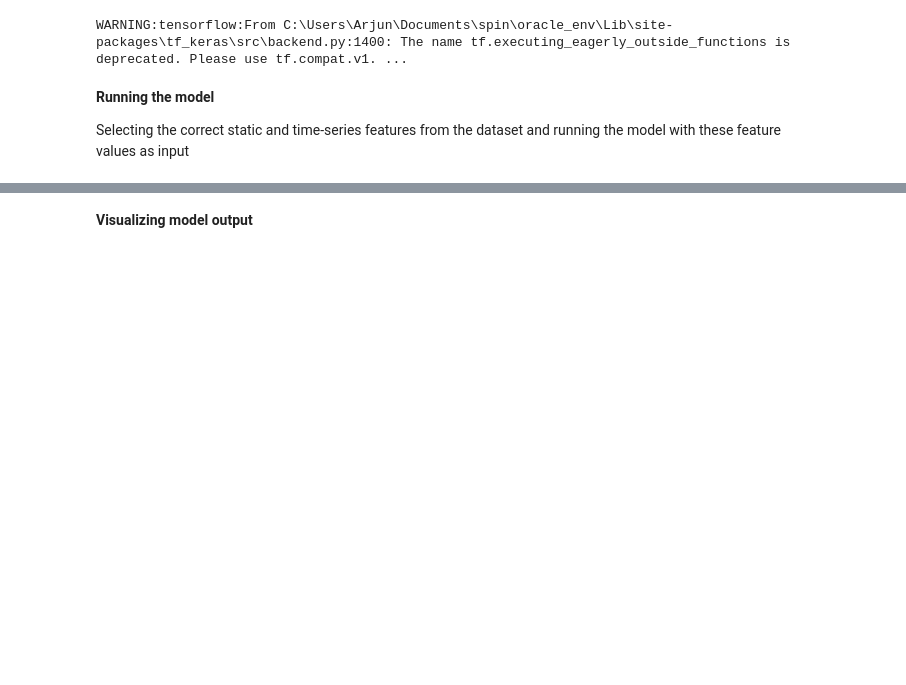
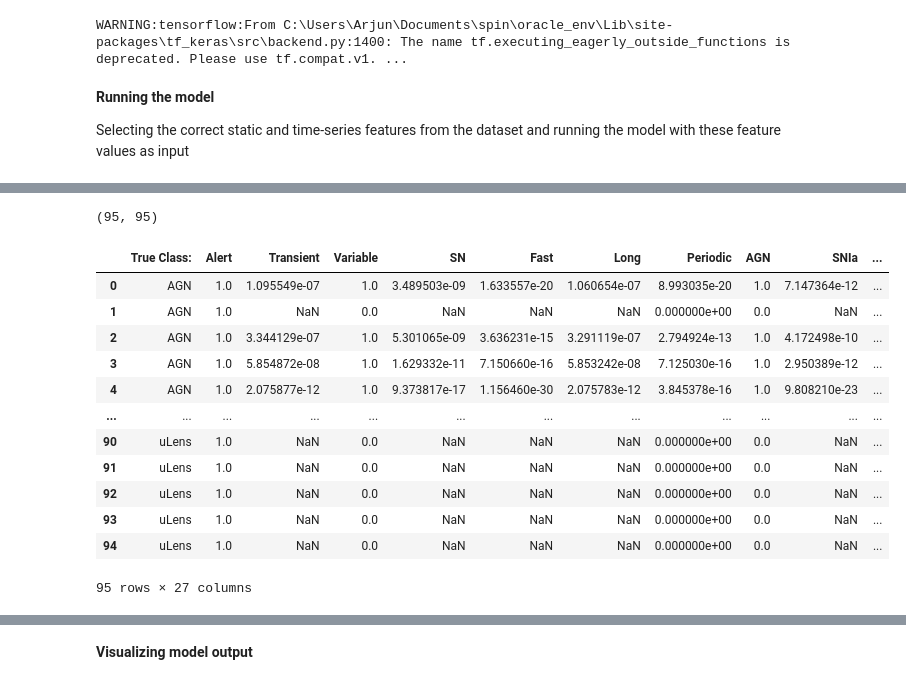
Before and after one commit to arjunchainani/ELAsTiCC-Classification, a Jupyter notebook: AnomalyDetection.ipynb, the cells around one changed output, grey strips where cells are left out. Saved outputs shown, nothing was run; the diff lists cells and outputs as text; code cells hidden in the pictures; blank space fills up the shorter version.

```diff
--- a/AnomalyDetection.ipynb
+++ b/AnomalyDetection.ipynb
@@ -472,0 +558,41 @@ for j, c in enumerate(np.unique(astrophysical_classes)):
+# %%
+leaf_nodes = level_order_nodes[-19:]
+true_classes = [class_probs[i][1] for i in range(len(class_probs))]
+true_class_names = []
+for class_idx in true_classes:
+    true_class_names.append(leaf_nodes[class_idx])
+
+# print(f'{len(class_probs), len(true_class_names)}')
+# %% [output]
+(95, 95)
+# %%
+import networkx as nx
+from taxonomy import source_node_label
+
+pd.set_option('display.max_columns', None)
+pd.set_option('display.max_rows', 10)
+
+level_order_nodes = list(nx.bfs_tree(tree, source=source_node_label).nodes())
+
+class_df = pd.DataFrame(true_class_names, columns=['True Class:'])
+indiv_probs = [np.squeeze(class_probs[index][0]) for index in range(len(class_probs))]
+class_probs_df = pd.DataFrame(indiv_probs)
+df = pd.concat([class_df, class_probs_df], axis=1, ignore_index=True)
+columns = level_order_nodes.copy()
+columns.insert(0, 'True Class:')
+df.columns = columns
+df
+# %% [output]
+|  | True Class: | Alert | Transient | Variable | SN | Fast | Long | Periodic | AGN | SNIa | ... |
+| 0 | AGN | 1.0 | 1.095549e-07 | 1.0 | 3.489503e-09 | 1.633557e-20 | 1.060654e-07 | 8.993035e-20 | 1.0 | 7.147364e-12 | ... |
+| 1 | AGN | 1.0 | NaN | 0.0 | NaN | NaN | NaN | 0.000000e+00 | 0.0 | NaN | ... |
+| 2 | AGN | 1.0 | 3.344129e-07 | 1.0 | 5.301065e-09 | 3.636231e-15 | 3.291119e-07 | 2.794924e-13 | 1.0 | 4.172498e-10 | ... |
+| 3 | AGN | 1.0 | 5.854872e-08 | 1.0 | 1.629332e-11 | 7.150660e-16 | 5.853242e-08 | 7.125030e-16 | 1.0 | 2.950389e-12 | ... |
+| 4 | AGN | 1.0 | 2.075877e-12 | 1.0 | 9.373817e-17 | 1.156460e-30 | 2.075783e-12 | 3.845378e-16 | 1.0 | 9.808210e-23 | ... |
+| ... | ... | ... | ... | ... | ... | ... | ... | ... | ... | ... | ... |
+| 90 | uLens | 1.0 | NaN | 0.0 | NaN | NaN | NaN | 0.000000e+00 | 0.0 | NaN | ... |
+| 91 | uLens | 1.0 | NaN | 0.0 | NaN | NaN | NaN | 0.000000e+00 | 0.0 | NaN | ... |
+| 92 | uLens | 1.0 | NaN | 0.0 | NaN | NaN | NaN | 0.000000e+00 | 0.0 | NaN | ... |
+| 93 | uLens | 1.0 | NaN | 0.0 | NaN | NaN | NaN | 0.000000e+00 | 0.0 | NaN | ... |
+| 94 | uLens | 1.0 | NaN | 0.0 | NaN | NaN | NaN | 0.000000e+00 | 0.0 | NaN | ... |
+95 rows × 27 columns
```
Also changed, not shown: parts of 11 cells of this notebook.
